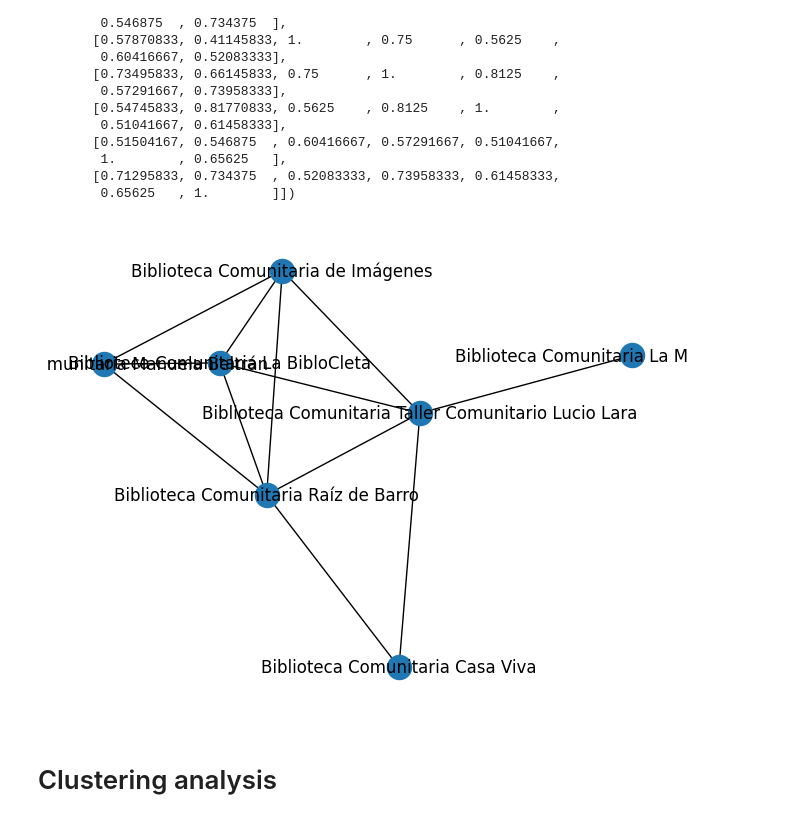
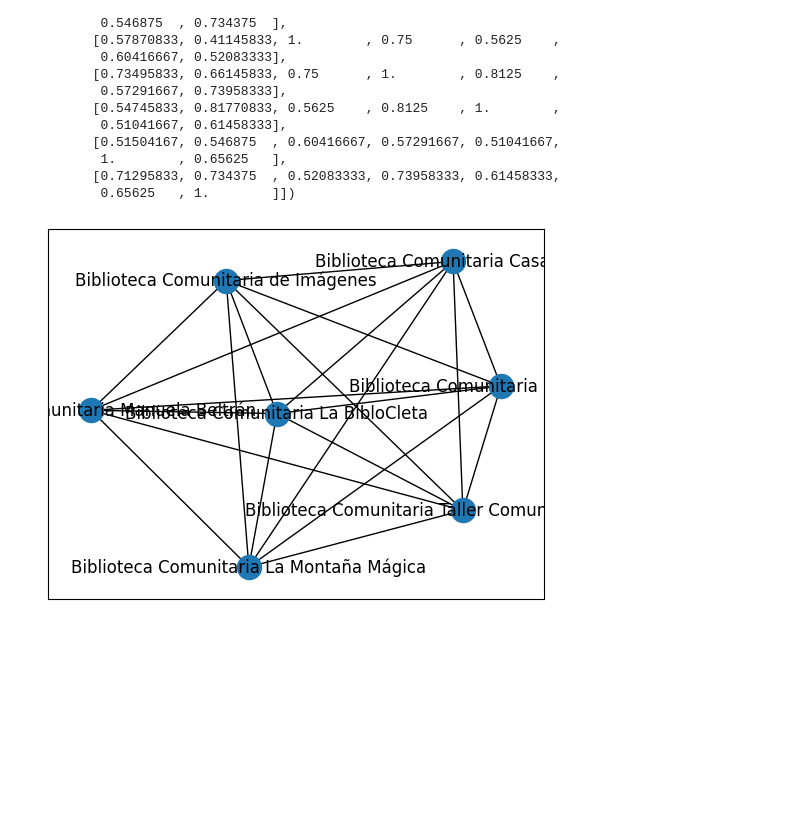
Before and after one commit to complexluise/bibliotecas_comunitarias_grafos, a Jupyter notebook: notebooks/2. Obtención de la red de atributos de bibliotecas.ipynb, the cells around one changed output. Cells and saved outputs as stored; diff of their text form; code cells hidden in the pictures; blank space fills up the shorter version.

```diff
--- a/notebooks/2. Obtención de la red de atributos de bibliotecas.ipynb
+++ b/notebooks/2. Obtención de la red de atributos de bibliotecas.ipynb
@@ -40,21 +40,21 @@ array([[1.        , 0.57233333, 0.57870833, 0.73495833, 0.54745833,
 # %%
 from sandbox.multiplex_network import LayerFactory
 
 # Create layer factory with Gower similarity
 factory = LayerFactory(
     similarity_strategy=GowerSimilarity
 )
 
 # Create network layer with optimization
 network = factory.create_layer(
     master_table=df,
     nodes_name=list(df["BibliotecaNombre"].unique()),
     weighting_strategy='feature_entropy',
-    threshold=0.55,
+    threshold=None,
     nan_strategy='impute'
 )
 import networkx as nx
 nx.draw_networkx(network, with_labels=True)
 # %% [output]
-[figure, old version]
+[figure, new version]
 # %%
@@ -62,2 +61,0 @@ nx.draw_networkx(network, with_labels=True)
-# %% [markdown]
-# Clustering analysis
```
Also changed, not shown: parts of 10 cells of this notebook.
